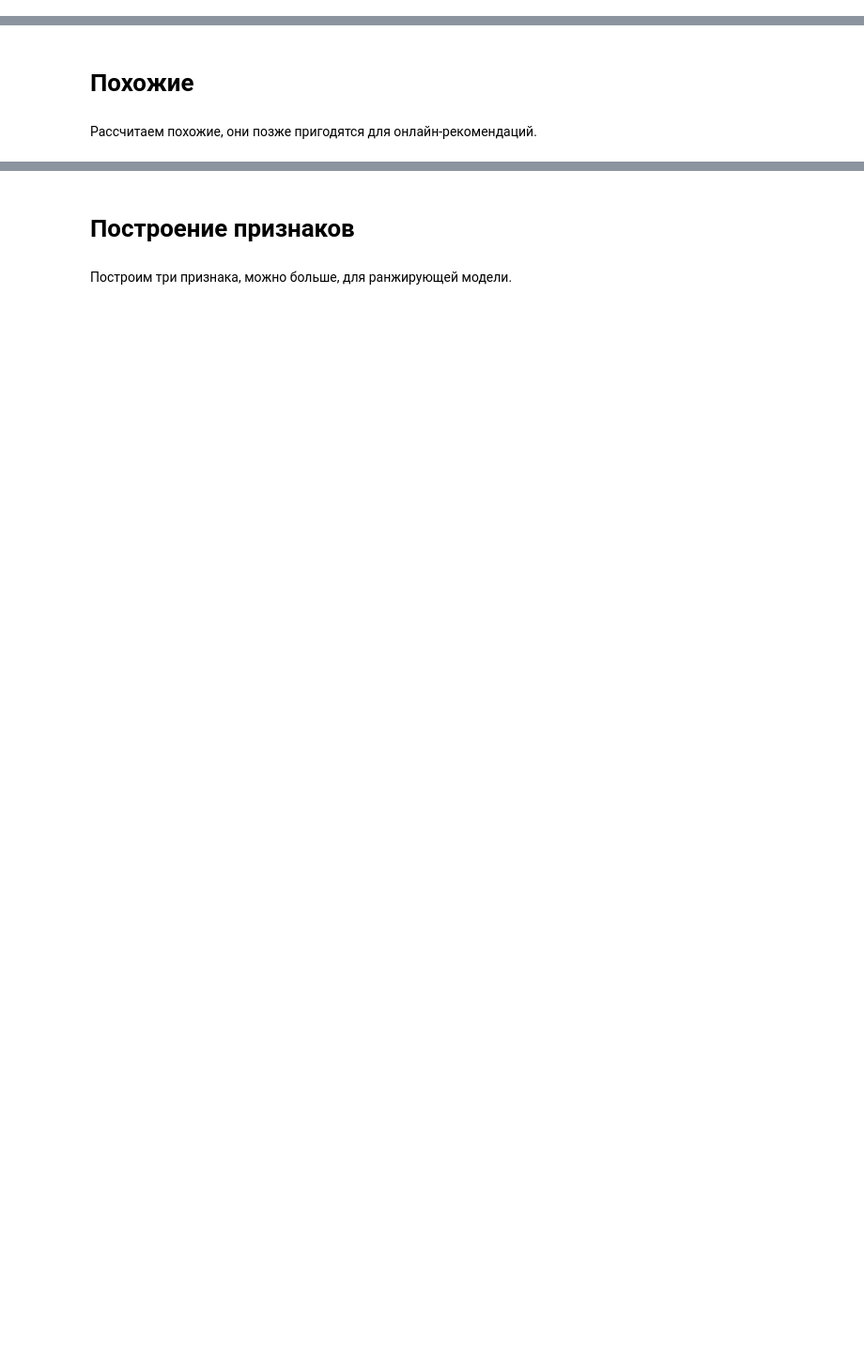
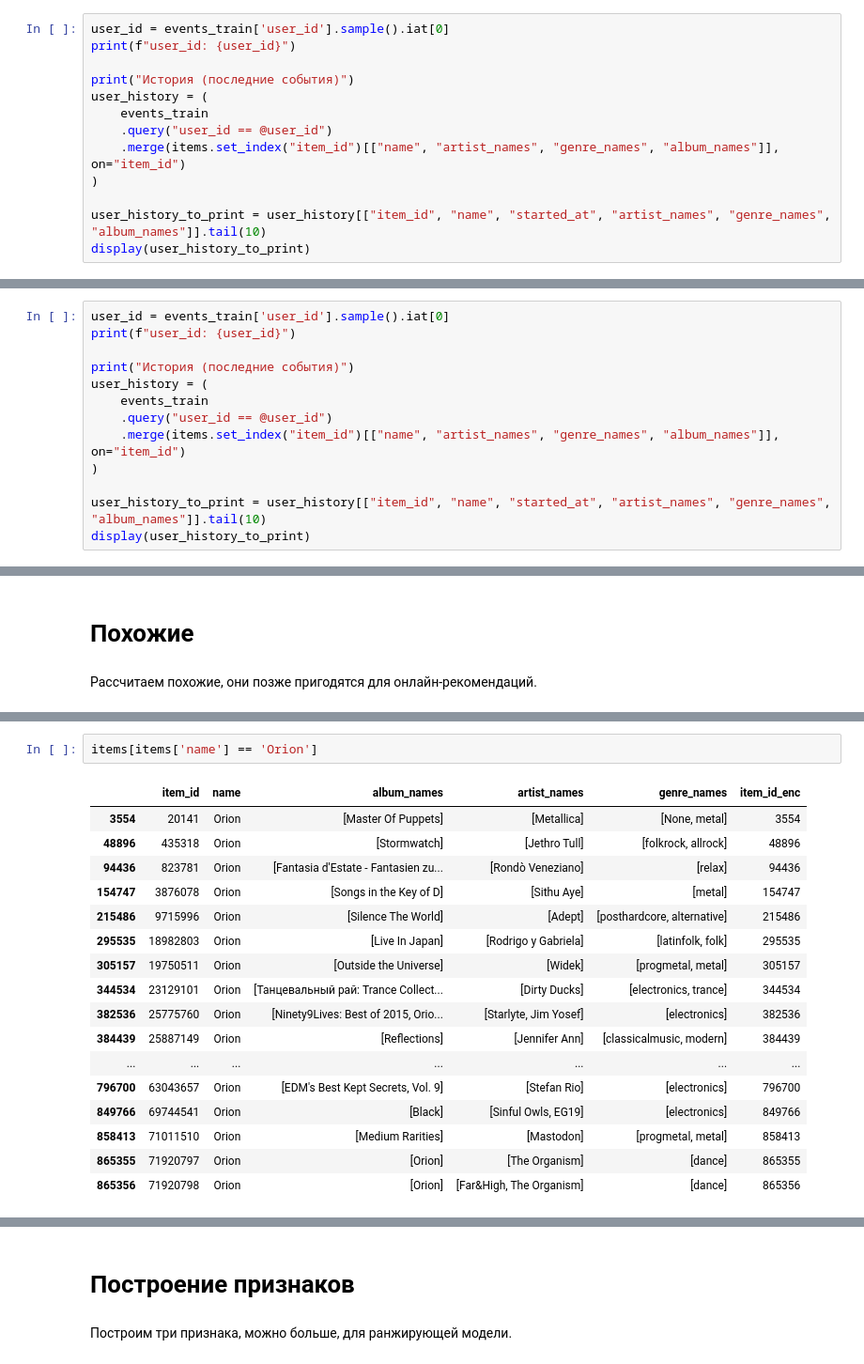
Before and after one commit to anyvol/mle-project-sprint-4-v001, a Jupyter notebook: recommendations.ipynb, the cells around one changed output, grey strips where cells are left out. Shown at 94% size. Cells and saved outputs as stored; diff of their text form; blank space fills up the shorter version.

```diff
--- a/recommendations.ipynb
+++ b/recommendations.ipynb
@@ -725,0 +741,13 @@ with open('models/als_model.pkl', 'rb') as file:
+# %%
+user_id = events_train['user_id'].sample().iat[0]
+print(f"user_id: {user_id}")
+
+print("История (последние события)")
+user_history = (
+    events_train
+    .query("user_id == @user_id")
+    .merge(items.set_index("item_id")[["name", "artist_names", "genre_names", "album_names"]], on="item_id")
+)
+
+user_history_to_print = user_history[["item_id", "name", "started_at", "artist_names", "genre_names", "album_names"]].tail(10)
+display(user_history_to_print)
@@ -725,0 +768,13 @@ with open('models/als_model.pkl', 'rb') as file:
+# %%
+user_id = events_train['user_id'].sample().iat[0]
+print(f"user_id: {user_id}")
+
+print("История (последние события)")
+user_history = (
+    events_train
+    .query("user_id == @user_id")
+    .merge(items.set_index("item_id")[["name", "artist_names", "genre_names", "album_names"]], on="item_id")
+)
+
+user_history_to_print = user_history[["item_id", "name", "started_at", "artist_names", "genre_names", "album_names"]].tail(10)
+display(user_history_to_print)
@@ -729,0 +943,20 @@ with open('models/als_model.pkl', 'rb') as file:
+# %%
+items[items['name'] == 'Orion']
+# %% [output]
+|  | item_id | name | album_names | artist_names | genre_names | item_id_enc |
+| 3554 | 20141 | Orion | [Master Of Puppets] | [Metallica] | [None, metal] | 3554 |
+| 48896 | 435318 | Orion | [Stormwatch] | [Jethro Tull] | [folkrock, allrock] | 48896 |
+| 94436 | 823781 | Orion | [Fantasia d'Estate - Fantasien zu... | [Rondò Veneziano] | [relax] | 94436 |
+| 154747 | 3876078 | Orion | [Songs in the Key of D] | [Sithu Aye] | [metal] | 154747 |
+| 215486 | 9715996 | Orion | [Silence The World] | [Adept] | [posthardcore, alternative] | 215486 |
+| 295535 | 18982803 | Orion | [Live In Japan] | [Rodrigo y Gabriela] | [latinfolk, folk] | 295535 |
+| 305157 | 19750511 | Orion | [Outside the Universe] | [Widek] | [progmetal, metal] | 305157 |
+| 344534 | 23129101 | Orion | [Танцевальный рай: Trance Collect... | [Dirty Ducks] | [electronics, trance] | 344534 |
+| 382536 | 25775760 | Orion | [Ninety9Lives: Best of 2015, Orio... | [Starlyte, Jim Yosef] | [electronics] | 382536 |
+| 384439 | 25887149 | Orion | [Reflections] | [Jennifer Ann] | [classicalmusic, modern] | 384439 |
+| ... | ... | ... | ... | ... | ... | ... |
+| 796700 | 63043657 | Orion | [EDM's Best Kept Secrets, Vol. 9] | [Stefan Rio] | [electronics] | 796700 |
+| 849766 | 69744541 | Orion | [Black] | [Sinful Owls, EG19] | [electronics] | 849766 |
+| 858413 | 71011510 | Orion | [Medium Rarities] | [Mastodon] | [progmetal, metal] | 858413 |
+| 865355 | 71920797 | Orion | [Orion] | [The Organism] | [dance] | 865355 |
+| 865356 | 71920798 | Orion | [Orion] | [Far&High, The Organism] | [dance] | 865356 |
```
Also changed, not shown: parts of 92 cells of this notebook, 7 other files.
